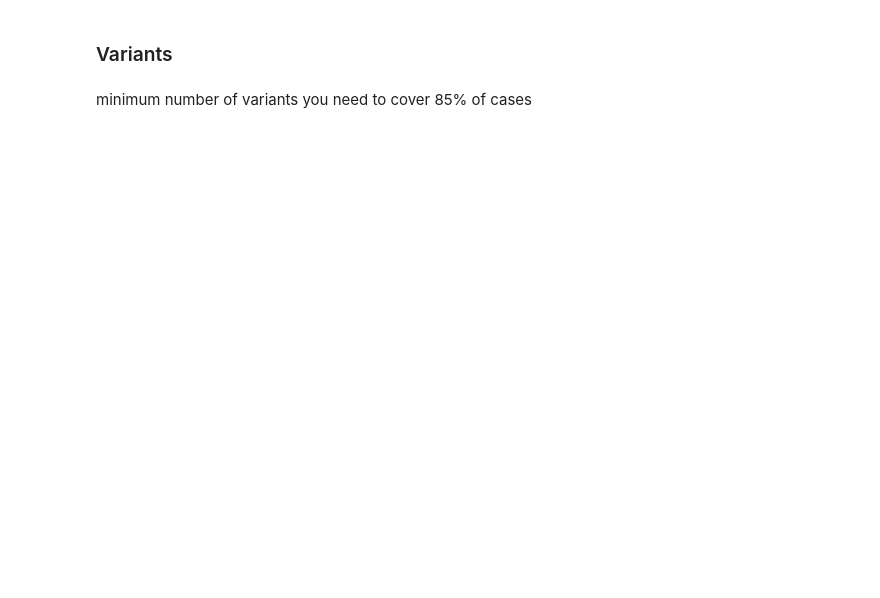
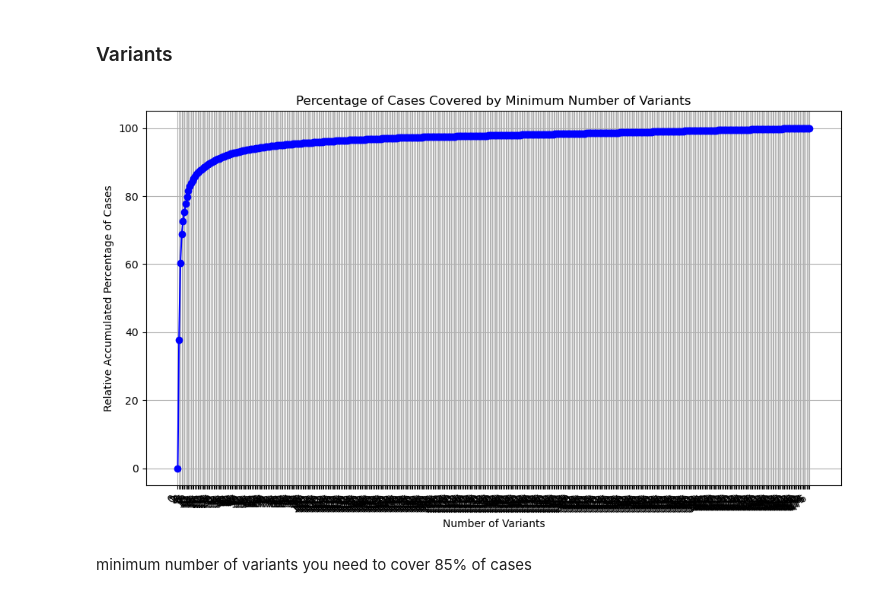
Before and after one commit to dxvidnrt/DataScience, a Jupyter notebook: assign2/03_process_mining.ipynb, the cells around one changed output. Drawn from its saved outputs; the diff is of its cells as text; code cells hidden in the pictures; blank space fills up the shorter version.

```diff
--- a/assign2/03_process_mining.ipynb
+++ b/assign2/03_process_mining.ipynb
@@ -175,2 +194,40 @@ pm4py.visualization.petri_net.visualizer.apply(petriNet, initialMarking, finalMa
+# %%
+variants = pm4py.stats.get_variants(data)
+sortedVariants = sorted(variants.items(), key=lambda x: x[1], reverse=True)
+sortedVariants.insert(0, ("TestVariant", 0))
+
+
+total_cases = sum(variants.values())  # Total number of cases
+cumulative_sum = 0
+relative_accumulated_percentages = []
+
+for variant, frequency in sortedVariants:
+    cumulative_sum += frequency
+    relative_percentage = (cumulative_sum / total_cases) * 100
+    relative_accumulated_percentages.append((variant, relative_percentage))
+
+# Output the relative accumulated percentages
+#for variant, percentage in relative_accumulated_percentages:
+   # print(f"Variant: {variant}, Relative Accumulated Percentage: {percentage:.2f}%")#
+
+num_variants = [i for i in range(len(sortedVariants))]  # Number of variants (0th variant included)
+percentages = [percentage for _, percentage in relative_accumulated_percentages]
+
+plt.figure(figsize=(10, 6))
+plt.plot(num_variants, percentages, marker='o', linestyle='-', color='b', label='Cumulative Percentage')
+
+# Step 7: Label the axes and add title
+plt.title('Percentage of Cases Covered by Minimum Number of Variants')
+plt.xlabel('Number of Variants')
+plt.ylabel('Relative Accumulated Percentage of Cases')
+plt.xticks(num_variants, [f'{i}' if variant is not None else '0th variant' for i, (variant, _) in enumerate(sortedVariants)])
+plt.grid(True)
+plt.xticks(rotation=45, ha='right')
+plt.tight_layout()
+
+# Step 8: Show the plot
+plt.show()
+# %% [output]
+[figure, added]
 # %% [markdown]
 minimum number of variants you need to cover 85% of cases
```
Also changed, not shown: parts of 13 cells of this notebook.
